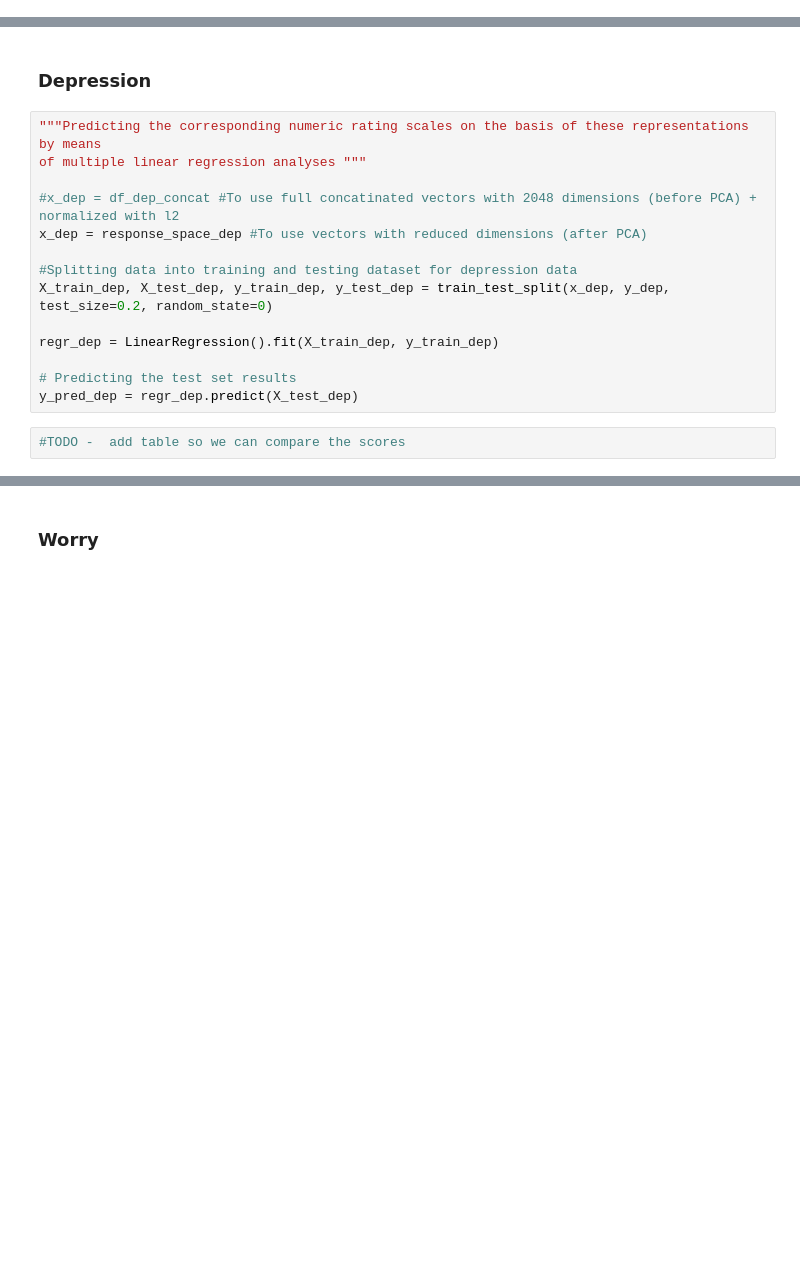
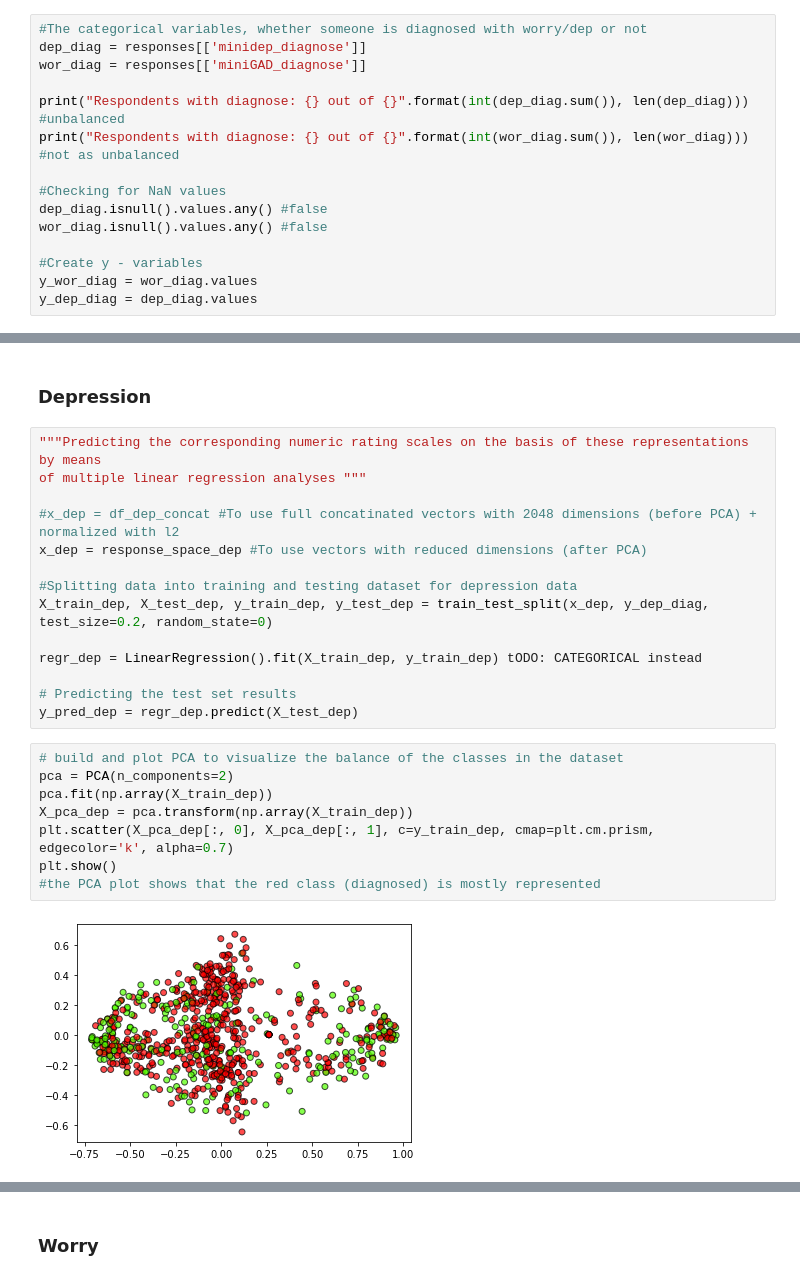
Before and after one commit to alexandraant161803/EDAN70, a Jupyter notebook: WD_project.ipynb, the cells around one changed output, grey strips where cells are left out. Drawn from its saved outputs; the diff is of its cells as text; blank space fills up the shorter version.

Commit message:
Add PCA plot to visualize imbalance in dataset

```diff
--- a/WD_project.ipynb
+++ b/WD_project.ipynb
@@ -278,3 +278,18 @@ y_dep = dep_scale.values
 #Replace NaN Values for the numerical scales
 y_wor = replace_nan(y_wor).flatten()
 y_dep = replace_nan(y_dep).flatten()
+# %%
+#The categorical variables, whether someone is diagnosed with worry/dep or not
+dep_diag = responses[['minidep_diagnose']]
+wor_diag = responses[['miniGAD_diagnose']]
+
+print("Respondents with diagnose: {} out of {}".format(int(dep_diag.sum()), len(dep_diag))) #unbalanced
+print("Respondents with diagnose: {} out of {}".format(int(wor_diag.sum()), len(wor_diag))) #not as unbalanced
+
+#Checking for NaN values
+dep_diag.isnull().values.any() #false
+wor_diag.isnull().values.any() #false
+
+#Create y - variables
+y_wor_diag = wor_diag.values
+y_dep_diag = dep_diag.values
@@ -297,14 +316,22 @@ of multiple linear regression analyses """
 x_dep = response_space_dep #To use vectors with reduced dimensions (after PCA)
 
 #Splitting data into training and testing dataset for depression data
-X_train_dep, X_test_dep, y_train_dep, y_test_dep = train_test_split(x_dep, y_dep, test_size=0.2, random_state=0)
+X_train_dep, X_test_dep, y_train_dep, y_test_dep = train_test_split(x_dep, y_dep_diag, test_size=0.2, random_state=0)
 
-regr_dep = LinearRegression().fit(X_train_dep, y_train_dep)
+regr_dep = LinearRegression().fit(X_train_dep, y_train_dep) tODO: CATEGORICAL instead
 
 # Predicting the test set results
 y_pred_dep = regr_dep.predict(X_test_dep)
-# %%
-#TODO -  add table so we can compare the scores
+# %%
+# build and plot PCA to visualize the balance of the classes in the dataset
+pca = PCA(n_components=2)
+pca.fit(np.array(X_train_dep))
+X_pca_dep = pca.transform(np.array(X_train_dep))
+plt.scatter(X_pca_dep[:, 0], X_pca_dep[:, 1], c=y_train_dep, cmap=plt.cm.prism, edgecolor='k', alpha=0.7)
+plt.show()
+#the PCA plot shows that the red class (diagnosed) is mostly represented
+# %% [output]
+[figure, added]
 # %%
 print("R2 score for training data:  ", regr_dep.score(X_train_dep, y_train_dep)) #R2 score for training data is 0.8
 print("R2 score for testing data:  ", regr_dep.score(X_test_dep, y_test_dep)) #R2 score for test data is -223.13
```
Also changed, not shown: parts of 7 cells of this notebook.
